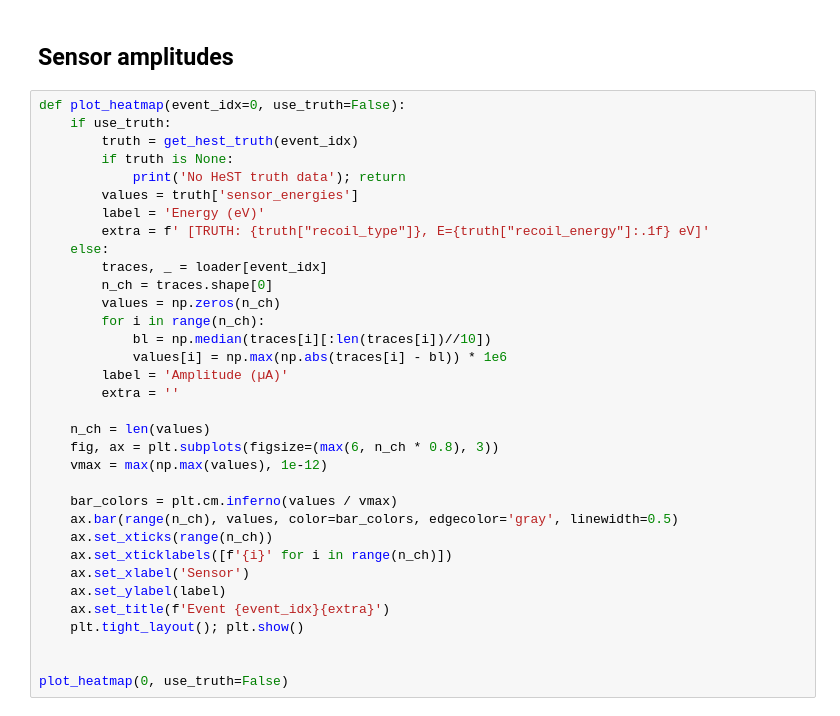
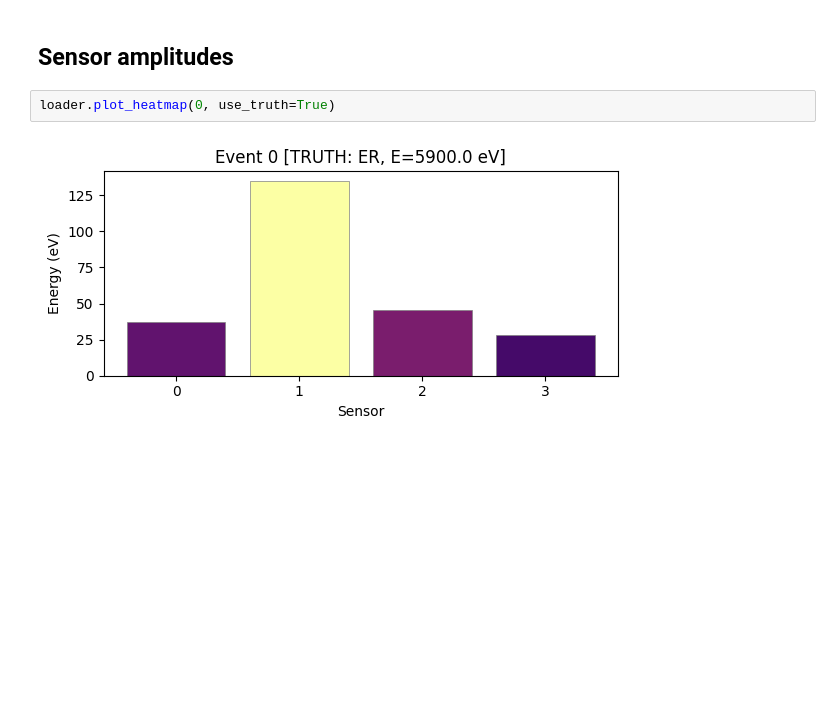
Before and after one commit to spice-herald/pytessim, a Jupyter notebook: scripts/event_viewer.ipynb, the cells around one changed output. Saved outputs shown, nothing was run; the diff lists cells and outputs as text; blank space fills up the shorter version.

```diff
--- a/scripts/event_viewer.ipynb
+++ b/scripts/event_viewer.ipynb
@@ -235,36 +52,6 @@ Sensor 0:
 # %% [markdown]
 ## Sensor amplitudes
-# %%
-def plot_heatmap(event_idx=0, use_truth=False):
-    if use_truth:
-        truth = get_hest_truth(event_idx)
-        if truth is None:
-            print('No HeST truth data'); return
-        values = truth['sensor_energies']
-        label = 'Energy (eV)'
-        extra = f' [TRUTH: {truth["recoil_type"]}, E={truth["recoil_energy"]:.1f} eV]'
-    else:
-        traces, _ = loader[event_idx]
-        n_ch = traces.shape[0]
-        values = np.zeros(n_ch)
-        for i in range(n_ch):
-            bl = np.median(traces[i][:len(traces[i])//10])
-            values[i] = np.max(np.abs(traces[i] - bl)) * 1e6
-        label = 'Amplitude (µA)'
-        extra = ''
-
-    n_ch = len(values)
-    fig, ax = plt.subplots(figsize=(max(6, n_ch * 0.8), 3))
-    vmax = max(np.max(values), 1e-12)
-
-    bar_colors = plt.cm.inferno(values / vmax)
-    ax.bar(range(n_ch), values, color=bar_colors, edgecolor='gray', linewidth=0.5)
-    ax.set_xticks(range(n_ch))
-    ax.set_xticklabels([f'{i}' for i in range(n_ch)])
-    ax.set_xlabel('Sensor')
-    ax.set_ylabel(label)
-    ax.set_title(f'Event {event_idx}{extra}')
-    plt.tight_layout(); plt.show()
-
-
-plot_heatmap(0, use_truth=False)
+# %%
+loader.plot_heatmap(0, use_truth=True)
+# %% [output]
+[figure, added]
```
Also changed, not shown: parts of 9 cells of this notebook, 1 other file.
